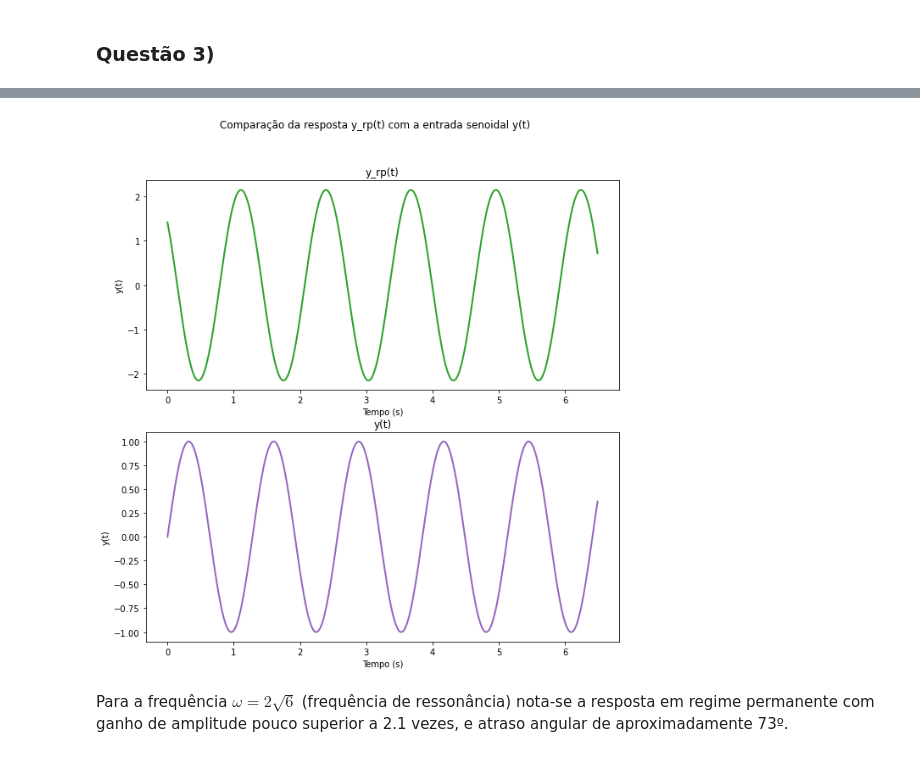
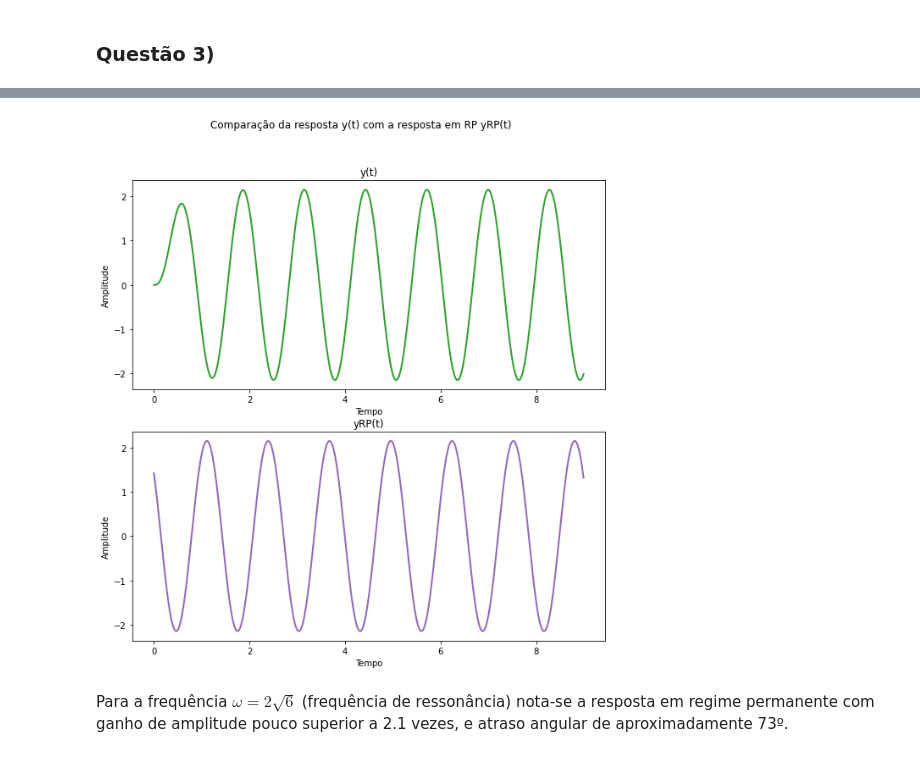
Before and after one commit to leandroassis/sist-lin-trabalho-final, a Jupyter notebook: Trabalho Final de Sistemas Lineares I.ipynb, the cells around one changed output, grey strips where cells are left out. Cells and saved outputs as stored; diff of their text form; code cells hidden in the pictures.

```diff
--- a/Trabalho Final de Sistemas Lineares I.ipynb
+++ b/Trabalho Final de Sistemas Lineares I.ipynb
@@ -229,12 +145,17 @@ Os valores foram escolhidos pois queria-se analisar o ganho relacionado ao pico
 # %%
 # f_entrada = sen(omega t)
-beta = 3 # Escolhe-se o valor de β = 3 arbitrariamente
+beta = 3 # Escolhe-se o valor de beta = 3 arbitrariamente
 y_rp = []
+yt = []
 desvios, ganhos = [], []
-for omega in [2*sp.sqrt(6), 10, 15]: # Valor de frequência escolhidos com análise de várias simulações
+for omega in [2*sp.sqrt(6), 10, 15]:
+    s = sp.symbols('s', real=True)
+    yt.append(InversaLaPlace(H_s(beta)*LaPlace(sp.sin(omega*t))))
     s = j*omega
     mod = Modulo(H_s(beta).as_numer_denom()[0], H_s(beta).as_numer_denom()[1], False)
     fase = Fase(H_s(beta).as_numer_denom()[0], H_s(beta).as_numer_denom()[1])
+    if fase >= 0:
+        fase -= 180
     desvios.append(fase)
     ganhos.append(mod)
     y_rp.append(mod*sp.sin(omega*t + fase)) # Salva o valor de y_rp = mod*sen(omega t + θ)
@@ -262,9 +196,9 @@ ganhos, desvios
 # %%
-intervalo = np.arange(0, 6.5, 0.01)
-duplot(y_rp[0], sp.sin(2*sp.sqrt(6)*t) , intervalo, 'Tempo (s)', 'y(t)', ['y_rp(t)','y(t)'],'Comparação da resposta y_rp(t) com a entrada senoidal y(t)')
+intervalo = np.arange(0, 9, 0.01)
+duplot(yt[0], y_rp[0], intervalo, 'Tempo', 'Amplitude', ['y(t)','yRP(t)'],'Comparação da resposta y(t) com a resposta em RP yRP(t)')
 # Plota a comparação de y_rp(t) e y(t) para omega = 2sqrt(6)
 # %% [output]
-[figure, old version]
+[figure, new version]
 # %% [markdown]
 Para a frequência $\omega = 2\sqrt{6}$ (frequência de ressonância) nota-se a resposta em regime permanente com ganho de amplitude pouco superior a 2.1 vezes, e atraso angular de aproximadamente 73º.
 # %%
```
Also changed, not shown: parts of 41 cells of this notebook, 10 other files.
